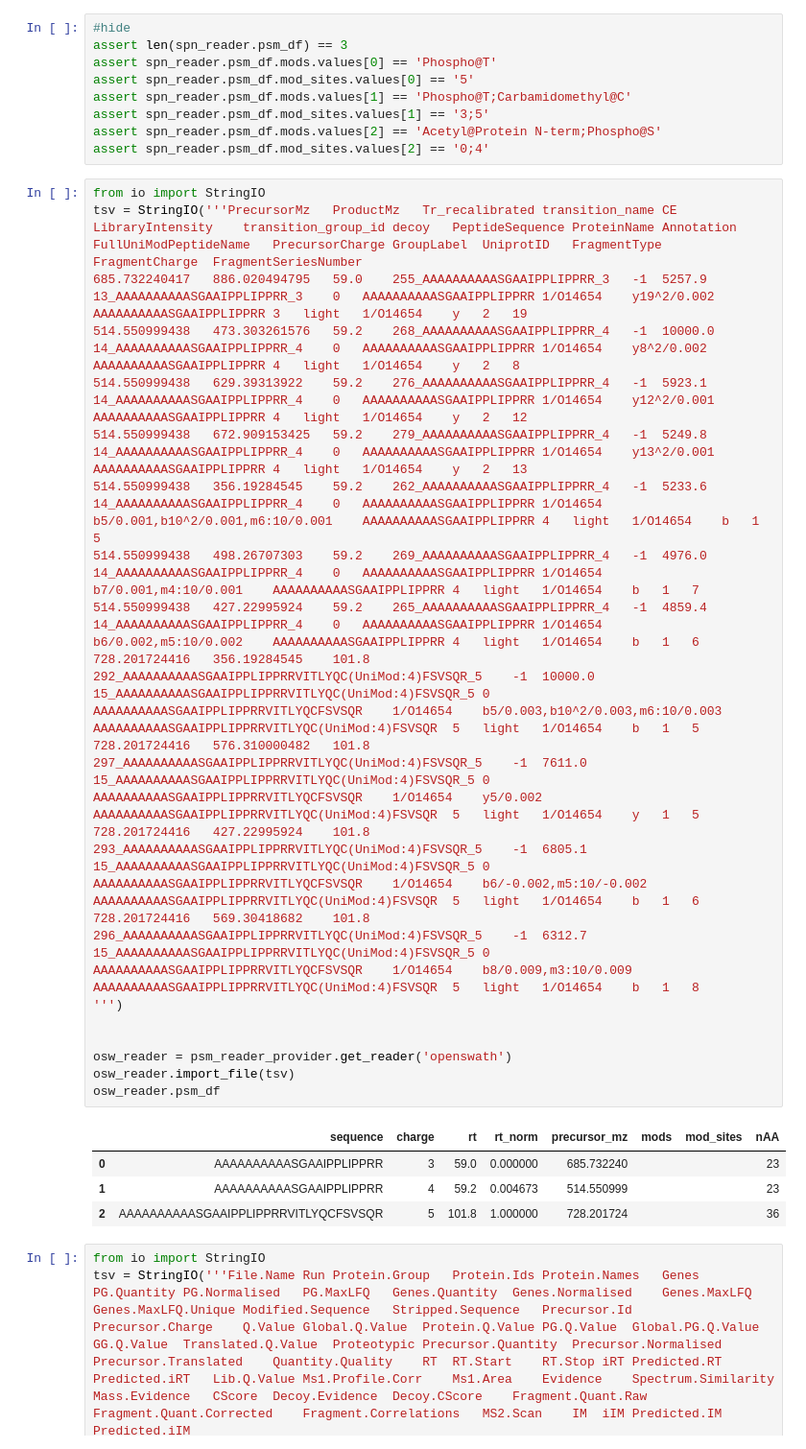
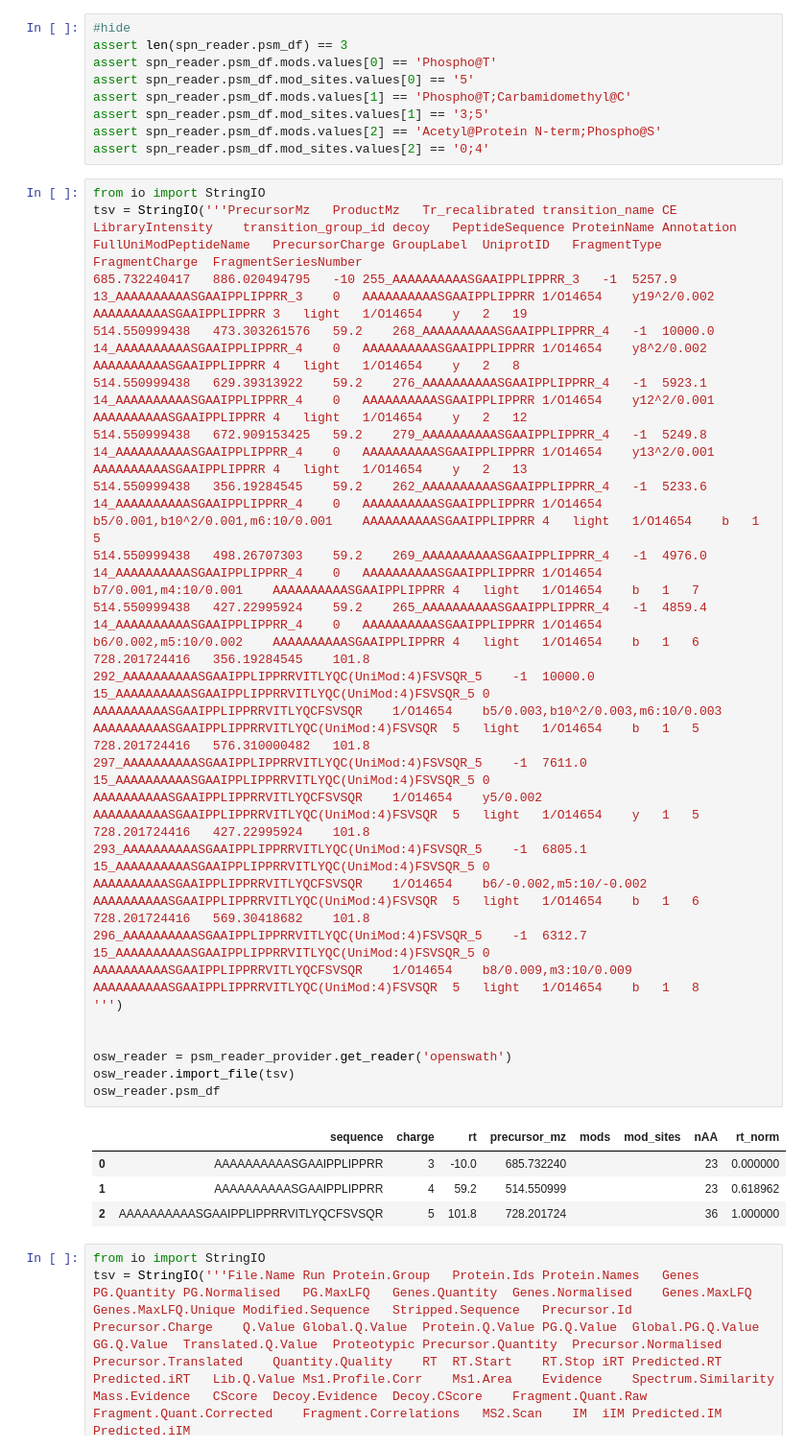
Before and after one commit to MannLabs/alphabase, a Jupyter notebook: nbdev_nbs/io/psm_reader/dia_search_reader.ipynb, the cells around one changed output. Shown at 96% size. Saved outputs shown, nothing was run; the diff lists cells and outputs as text.

Commit message:
refine rt_norm in dia search

```diff
--- a/nbdev_nbs/io/psm_reader/dia_search_reader.ipynb
+++ b/nbdev_nbs/io/psm_reader/dia_search_reader.ipynb
@@ -156,28 +145,28 @@ assert spn_reader.psm_df.mod_sites.values[2] == '0;4'
 # %%
 from io import StringIO
 tsv = StringIO('''PrecursorMz	ProductMz	Tr_recalibrated	transition_name	CE	LibraryIntensity	transition_group_id	decoy	PeptideSequence	ProteinName	Annotation	FullUniModPeptideName	PrecursorCharge	GroupLabel	UniprotID	FragmentType	FragmentCharge	FragmentSeriesNumber
-685.732240417	886.020494795	59.0	255_AAAAAAAAAASGAAIPPLIPPRR_3	-1	5257.9	13_AAAAAAAAAASGAAIPPLIPPRR_3	0	AAAAAAAAAASGAAIPPLIPPRR	1/O14654	y19^2/0.002	AAAAAAAAAASGAAIPPLIPPRR	3	light	1/O14654	y	2	19
+685.732240417	886.020494795	-10	255_AAAAAAAAAASGAAIPPLIPPRR_3	-1	5257.9	13_AAAAAAAAAASGAAIPPLIPPRR_3	0	AAAAAAAAAASGAAIPPLIPPRR	1/O14654	y19^2/0.002	AAAAAAAAAASGAAIPPLIPPRR	3	light	1/O14654	y	2	19
 514.550999438	473.303261576	59.2	268_AAAAAAAAAASGAAIPPLIPPRR_4	-1	10000.0	14_AAAAAAAAAASGAAIPPLIPPRR_4	0	AAAAAAAAAASGAAIPPLIPPRR	1/O14654	y8^2/0.002	AAAAAAAAAASGAAIPPLIPPRR	4	light	1/O14654	y	2	8
 514.550999438	629.39313922	59.2	276_AAAAAAAAAASGAAIPPLIPPRR_4	-1	5923.1	14_AAAAAAAAAASGAAIPPLIPPRR_4	0	AAAAAAAAAASGAAIPPLIPPRR	1/O14654	y12^2/0.001	AAAAAAAAAASGAAIPPLIPPRR	4	light	1/O14654	y	2	12
 514.550999438	672.909153425	59.2	279_AAAAAAAAAASGAAIPPLIPPRR_4	-1	5249.8	14_AAAAAAAAAASGAAIPPLIPPRR_4	0	AAAAAAAAAASGAAIPPLIPPRR	1/O14654	y13^2/0.001	AAAAAAAAAASGAAIPPLIPPRR	4	light	1/O14654	y	2	13
 514.550999438	356.19284545	59.2	262_AAAAAAAAAASGAAIPPLIPPRR_4	-1	5233.6	14_AAAAAAAAAASGAAIPPLIPPRR_4	0	AAAAAAAAAASGAAIPPLIPPRR	1/O14654	b5/0.001,b10^2/0.001,m6:10/0.001	AAAAAAAAAASGAAIPPLIPPRR	4	light	1/O14654	b	1	5
 514.550999438	498.26707303	59.2	269_AAAAAAAAAASGAAIPPLIPPRR_4	-1	4976.0	14_AAAAAAAAAASGAAIPPLIPPRR_4	0	AAAAAAAAAASGAAIPPLIPPRR	1/O14654	b7/0.001,m4:10/0.001	AAAAAAAAAASGAAIPPLIPPRR	4	light	1/O14654	b	1	7
 514.550999438	427.22995924	59.2	265_AAAAAAAAAASGAAIPPLIPPRR_4	-1	4859.4	14_AAAAAAAAAASGAAIPPLIPPRR_4	0	AAAAAAAAAASGAAIPPLIPPRR	1/O14654	b6/0.002,m5:10/0.002	AAAAAAAAAASGAAIPPLIPPRR	4	light	1/O14654	b	1	6
 728.201724416	356.19284545	101.8	292_AAAAAAAAAASGAAIPPLIPPRRVITLYQC(UniMod:4)FSVSQR_5	-1	10000.0	15_AAAAAAAAAASGAAIPPLIPPRRVITLYQC(UniMod:4)FSVSQR_5	0	AAAAAAAAAASGAAIPPLIPPRRVITLYQCFSVSQR	1/O14654	b5/0.003,b10^2/0.003,m6:10/0.003	AAAAAAAAAASGAAIPPLIPPRRVITLYQC(UniMod:4)FSVSQR	5	light	1/O14654	b	1	5
 728.201724416	576.310000482	101.8	297_AAAAAAAAAASGAAIPPLIPPRRVITLYQC(UniMod:4)FSVSQR_5	-1	7611.0	15_AAAAAAAAAASGAAIPPLIPPRRVITLYQC(UniMod:4)FSVSQR_5	0	AAAAAAAAAASGAAIPPLIPPRRVITLYQCFSVSQR	1/O14654	y5/0.002	AAAAAAAAAASGAAIPPLIPPRRVITLYQC(UniMod:4)FSVSQR	5	light	1/O14654	y	1	5
 728.201724416	427.22995924	101.8	293_AAAAAAAAAASGAAIPPLIPPRRVITLYQC(UniMod:4)FSVSQR_5	-1	6805.1	15_AAAAAAAAAASGAAIPPLIPPRRVITLYQC(UniMod:4)FSVSQR_5	0	AAAAAAAAAASGAAIPPLIPPRRVITLYQCFSVSQR	1/O14654	b6/-0.002,m5:10/-0.002	AAAAAAAAAASGAAIPPLIPPRRVITLYQC(UniMod:4)FSVSQR	5	light	1/O14654	b	1	6
 728.201724416	569.30418682	101.8	296_AAAAAAAAAASGAAIPPLIPPRRVITLYQC(UniMod:4)FSVSQR_5	-1	6312.7	15_AAAAAAAAAASGAAIPPLIPPRRVITLYQC(UniMod:4)FSVSQR_5	0	AAAAAAAAAASGAAIPPLIPPRRVITLYQCFSVSQR	1/O14654	b8/0.009,m3:10/0.009	AAAAAAAAAASGAAIPPLIPPRRVITLYQC(UniMod:4)FSVSQR	5	light	1/O14654	b	1	8
 ''')
 
 
 osw_reader = psm_reader_provider.get_reader('openswath')
 osw_reader.import_file(tsv)
 osw_reader.psm_df
 # %% [output]
-|  | sequence | charge | rt | rt_norm | precursor_mz | mods | mod_sites | nAA |
-| 0 | AAAAAAAAAASGAAIPPLIPPRR | 3 | 59.0 | 0.000000 | 685.732240 |  |  | 23 |
-| 1 | AAAAAAAAAASGAAIPPLIPPRR | 4 | 59.2 | 0.004673 | 514.550999 |  |  | 23 |
-| 2 | AAAAAAAAAASGAAIPPLIPPRRVITLYQCFSVSQR | 5 | 101.8 | 1.000000 | 728.201724 |  |  | 36 |
+|  | sequence | charge | rt | precursor_mz | mods | mod_sites | nAA | rt_norm |
+| 0 | AAAAAAAAAASGAAIPPLIPPRR | 3 | -10.0 | 685.732240 |  |  | 23 | 0.000000 |
+| 1 | AAAAAAAAAASGAAIPPLIPPRR | 4 | 59.2 | 514.550999 |  |  | 23 | 0.618962 |
+| 2 | AAAAAAAAAASGAAIPPLIPPRRVITLYQCFSVSQR | 5 | 101.8 | 728.201724 |  |  | 36 | 1.000000 |
 # %%
 from io import StringIO
 tsv = StringIO('''File.Name	Run	Protein.Group	Protein.Ids	Protein.Names	Genes	PG.Quantity	PG.Normalised	PG.MaxLFQ	Genes.Quantity	Genes.Normalised	Genes.MaxLFQ	Genes.MaxLFQ.Unique	Modified.Sequence	Stripped.Sequence	Precursor.Id	Precursor.Charge	Q.Value	Global.Q.Value	Protein.Q.Value	PG.Q.Value	Global.PG.Q.Value	GG.Q.Value	Translated.Q.Value	Proteotypic	Precursor.Quantity	Precursor.Normalised	Precursor.Translated	Quantity.Quality	RT	RT.Start	RT.Stop	iRT	Predicted.RT	Predicted.iRT	Lib.Q.Value	Ms1.Profile.Corr	Ms1.Area	Evidence	Spectrum.Similarity	Mass.Evidence	CScore	Decoy.Evidence	Decoy.CScore	Fragment.Quant.Raw	Fragment.Quant.Corrected	Fragment.Correlations	MS2.Scan	IM	iIM	Predicted.IM	Predicted.iIM
```
Also changed, not shown: parts of 2 cells of this notebook, 6 other files.
